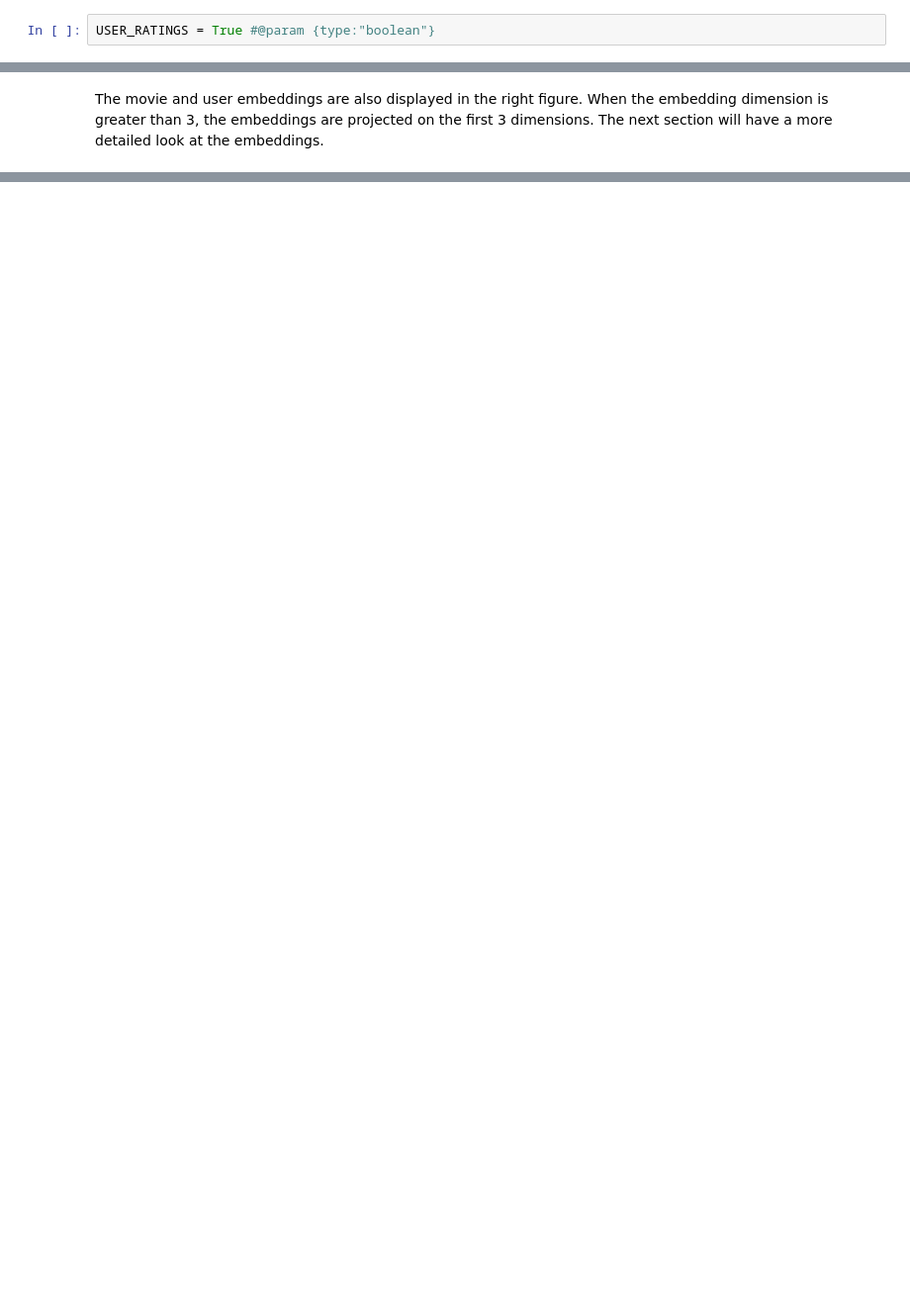
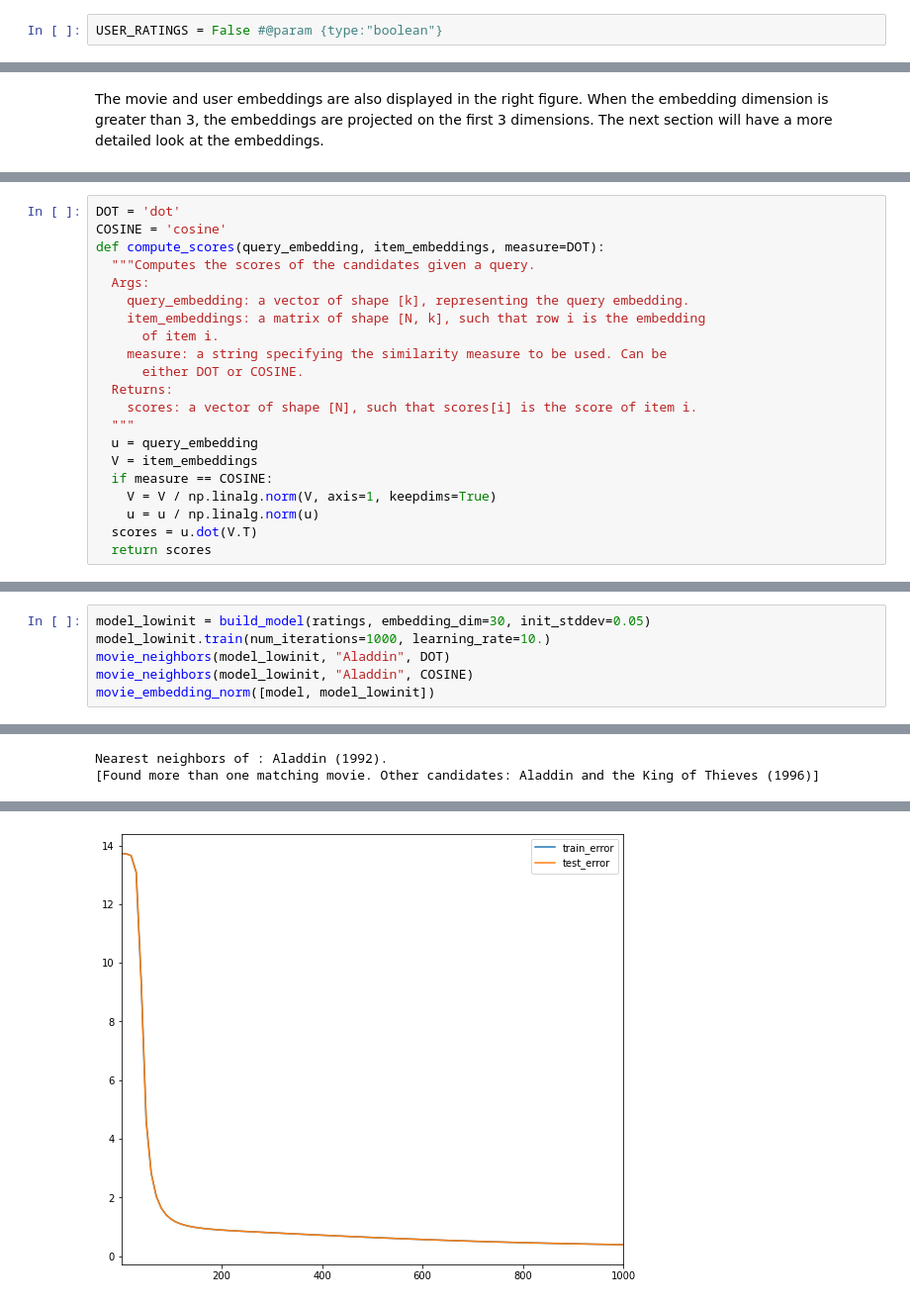
Before and after one commit to rtkilian/recommendation-engine-movie-lens, a Jupyter notebook: Collaborative_Filtering_Recommender_System.ipynb, the cells around one changed output, grey strips where cells are left out. Shown at 99% size. Drawn from its saved outputs; the diff is of its cells as text; blank space fills up the shorter version.

Commit message:
Matrix factorisation model based on MSE implemented

```diff
--- a/Collaborative_Filtering_Recommender_System.ipynb
+++ b/Collaborative_Filtering_Recommender_System.ipynb
@@ -434,7 +434,7 @@ You have the option to add your own ratings to the data set. If you choose to do
 
 Start by checking the box below. Running the next cell will authenticate you to your google Drive account, and create a spreadsheet, that contains all movie titles in column 'A'. Follow the link to the spreadsheet and take 3 minutes to rate some of the movies. Your ratings should be entered in column 'B'.
 # %%
-USER_RATINGS = True #@param {type:"boolean"}
+USER_RATINGS = False #@param {type:"boolean"}
 # %%
 # @title Run to create a spreadsheet, then use it to enter your ratings.
 # Authenticate user.
@@ -646,0 +696,21 @@ The movie and user embeddings are also displayed in the right figure. When the e
+# %%
+DOT = 'dot'
+COSINE = 'cosine'
+def compute_scores(query_embedding, item_embeddings, measure=DOT):
+  """Computes the scores of the candidates given a query.
+  Args:
+    query_embedding: a vector of shape [k], representing the query embedding.
+    item_embeddings: a matrix of shape [N, k], such that row i is the embedding
+      of item i.
+    measure: a string specifying the similarity measure to be used. Can be
+      either DOT or COSINE.
+  Returns:
+    scores: a vector of shape [N], such that scores[i] is the score of item i.
+  """
+  u = query_embedding
+  V = item_embeddings
+  if measure == COSINE:
+    V = V / np.linalg.norm(V, axis=1, keepdims=True)
+    u = u / np.linalg.norm(u)
+  scores = u.dot(V.T)
+  return scores
@@ -646,0 +894,7 @@ The movie and user embeddings are also displayed in the right figure. When the e
+# %%
+model_lowinit = build_model(ratings, embedding_dim=30, init_stddev=0.05)
+model_lowinit.train(num_iterations=1000, learning_rate=10.)
+movie_neighbors(model_lowinit, "Aladdin", DOT)
+movie_neighbors(model_lowinit, "Aladdin", COSINE)
+movie_embedding_norm([model, model_lowinit])
+# %% [output]
@@ -646,0 +910,2 @@ The movie and user embeddings are also displayed in the right figure. When the e
+Nearest neighbors of : Aladdin (1992).
+[Found more than one matching movie. Other candidates: Aladdin and the King of Thieves (1996)]
@@ -646,0 +920 @@ The movie and user embeddings are also displayed in the right figure. When the e
+[figure, added]
```
Also changed, not shown: parts of 32 cells of this notebook.
